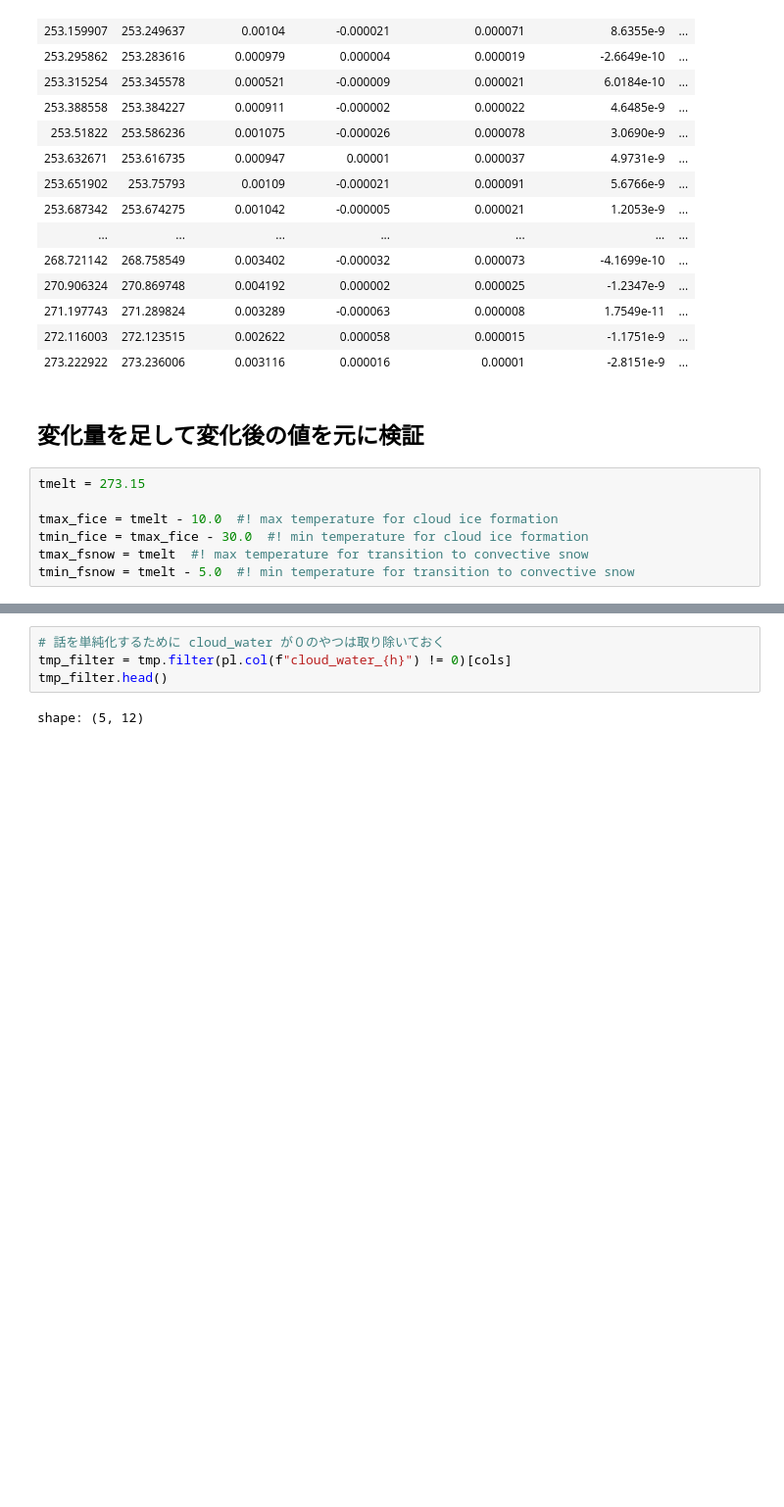
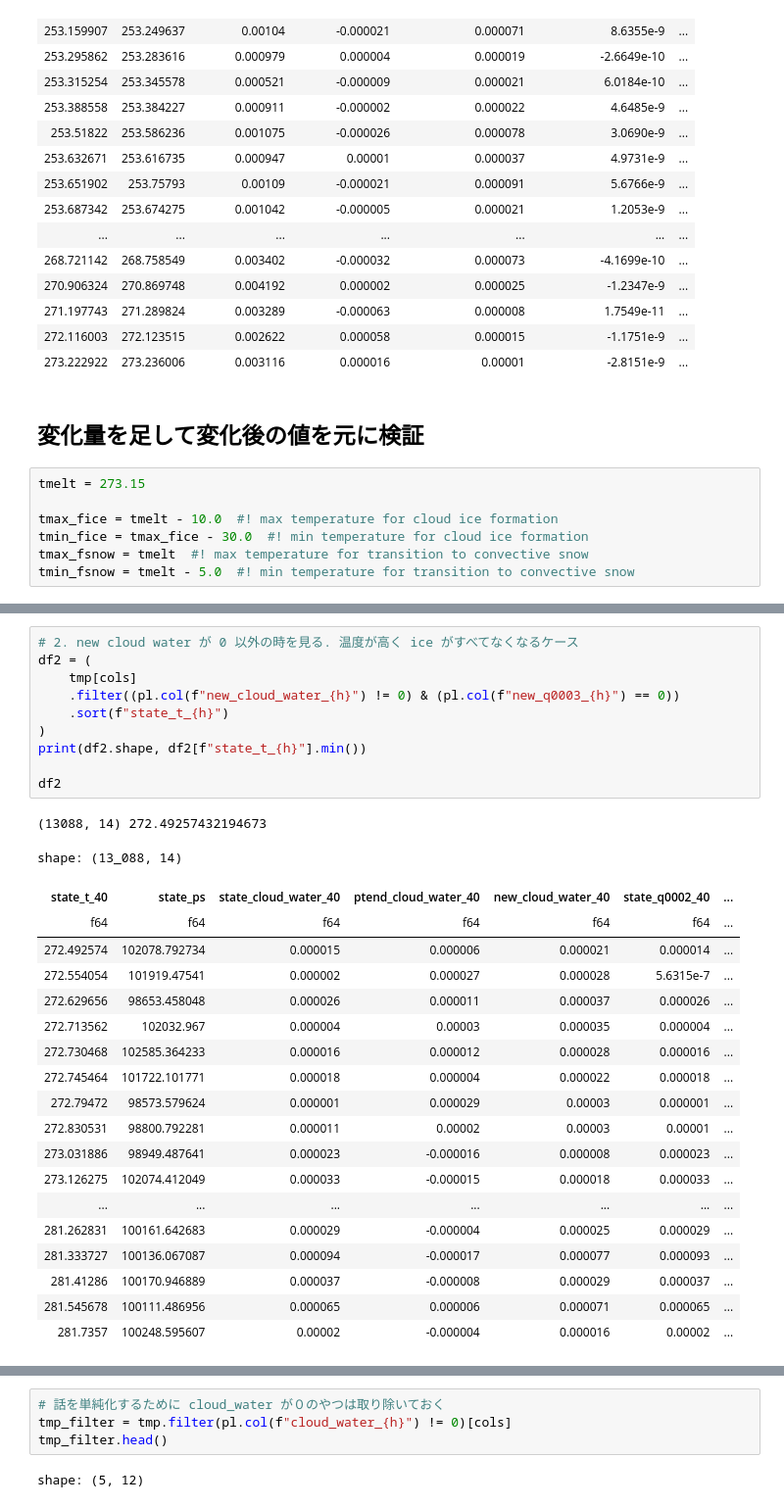
Before and after one commit to unonao/kaggle-leap, a Jupyter notebook: notebook/2024-05-18_cloud_ice_ratio.ipynb, the cells around one changed output, grey strips where cells are left out. Shown at 98% size. Cells and saved outputs as stored; diff of their text form; blank space fills up the shorter version.

```diff
--- a/notebook/2024-05-18_cloud_ice_ratio.ipynb
+++ b/notebook/2024-05-18_cloud_ice_ratio.ipynb
@@ -259,0 +456,31 @@ shape: (5, 12)
+# %%
+# 2. new cloud water が 0 以外の時を見る. 温度が高く ice がすべてなくなるケース
+df2 = (
+    tmp[cols]
+    .filter((pl.col(f"new_cloud_water_{h}") != 0) & (pl.col(f"new_q0003_{h}") == 0))
+    .sort(f"state_t_{h}")
+)
+print(df2.shape, df2[f"state_t_{h}"].min())
+
+df2
+# %% [output]
+(13088, 14) 272.49257432194673
+shape: (13_088, 14)
+| state_t_40 | state_ps | state_cloud_water_40 | ptend_cloud_water_40 | new_cloud_water_40 | state_q0002_40 | ... |
+| f64 | f64 | f64 | f64 | f64 | f64 | ... |
+| 272.492574 | 102078.792734 | 0.000015 | 0.000006 | 0.000021 | 0.000014 | ... |
+| 272.554054 | 101919.47541 | 0.000002 | 0.000027 | 0.000028 | 5.6315e-7 | ... |
+| 272.629656 | 98653.458048 | 0.000026 | 0.000011 | 0.000037 | 0.000026 | ... |
+| 272.713562 | 102032.967 | 0.000004 | 0.00003 | 0.000035 | 0.000004 | ... |
+| 272.730468 | 102585.364233 | 0.000016 | 0.000012 | 0.000028 | 0.000016 | ... |
+| 272.745464 | 101722.101771 | 0.000018 | 0.000004 | 0.000022 | 0.000018 | ... |
+| 272.79472 | 98573.579624 | 0.000001 | 0.000029 | 0.00003 | 0.000001 | ... |
+| 272.830531 | 98800.792281 | 0.000011 | 0.00002 | 0.00003 | 0.00001 | ... |
+| 273.031886 | 98949.487641 | 0.000023 | -0.000016 | 0.000008 | 0.000023 | ... |
+| 273.126275 | 102074.412049 | 0.000033 | -0.000015 | 0.000018 | 0.000033 | ... |
+| ... | ... | ... | ... | ... | ... | ... |
+| 281.262831 | 100161.642683 | 0.000029 | -0.000004 | 0.000025 | 0.000029 | ... |
+| 281.333727 | 100136.067087 | 0.000094 | -0.000017 | 0.000077 | 0.000093 | ... |
+| 281.41286 | 100170.946889 | 0.000037 | -0.000008 | 0.000029 | 0.000037 | ... |
+| 281.545678 | 100111.486956 | 0.000065 | 0.000006 | 0.000071 | 0.000065 | ... |
+| 281.7357 | 100248.595607 | 0.00002 | -0.000004 | 0.000016 | 0.00002 | ... |
```
Also changed, not shown: parts of 11 cells of this notebook, 26 other files.
